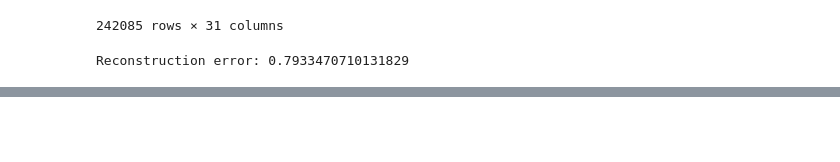
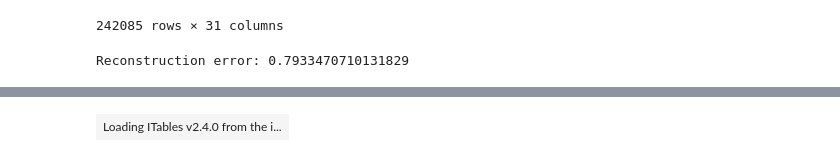
Before and after one commit to nitishkthakur/AnomalyDetectionPCA, a Jupyter notebook: rough.ipynb, the cells around one changed output, grey strips where cells are left out. Cells and saved outputs as stored; diff of their text form; code cells hidden in the pictures; blank space fills up the shorter version.

```diff
--- a/rough.ipynb
+++ b/rough.ipynb
@@ -47,26 +73,27 @@ df.shape
 # %%
 rec_errors = []
 for n_components in range(1, 31):
-
-    pca = pipeline.make_pipeline(preprocessing.StandardScaler(), decomposition.PCA(n_components=n_components)).fit(df)
+    pca = pipeline.make_pipeline(
+        preprocessing.StandardScaler(), decomposition.PCA(n_components=n_components)
+    ).fit(df)
     df_pca = pca.transform(df)
     inv_transformed = pd.DataFrame(pca.inverse_transform(df_pca), columns=df.columns)
-    #print(f"n_components: {n_components}, explained_variance_ratio: {pca.explained_variance_ratio_.sum()}")
+    # print(f"n_components: {n_components}, explained_variance_ratio: {pca.explained_variance_ratio_.sum()}")
     print(f"Shape of transformed data: {df_pca.shape}")
     print(f"Shape of inverse transformed data: {inv_transformed.shape}\n")
     reconstruction_error = metrics.mean_squared_error(df, inv_transformed)
     rec_errors.append(reconstruction_error)
 # Plot the reconstruction errors
 plt.figure(figsize=(10, 6))
-plt.plot(range(1, 31), rec_errors, marker='o')
-plt.title('Reconstruction Error vs Number of PCA Components')
-plt.xlabel('Number of PCA Components')
-plt.ylabel('Reconstruction Error (MSE)')
+plt.plot(range(1, 31), rec_errors, marker="o")
+plt.title("Reconstruction Error vs Number of PCA Components")
+plt.xlabel("Number of PCA Components")
+plt.ylabel("Reconstruction Error (MSE)")
 plt.xticks(range(1, 31))
 plt.grid()
 plt.show()
 
-    #print(f"Reconstruction error: {reconstruction_error}")
+# print(f"Reconstruction error: {reconstruction_error}")
 # %% [output]
 Shape of transformed data: (242085, 1)
 Shape of inverse transformed data: (242085, 31)
@@ -131,0 +234,6 @@ Reconstruction error: 0.7933470710131829
+# %%
+itables.show(
+    predictions, max_rows=50, max_columns=10, show_index=True, show_dimensions=True
+)
+# %% [output]
+| Loading ITables v2.4.0 from the i... |
```
Also changed, not shown: parts of 5 cells of this notebook, 1 other file.
